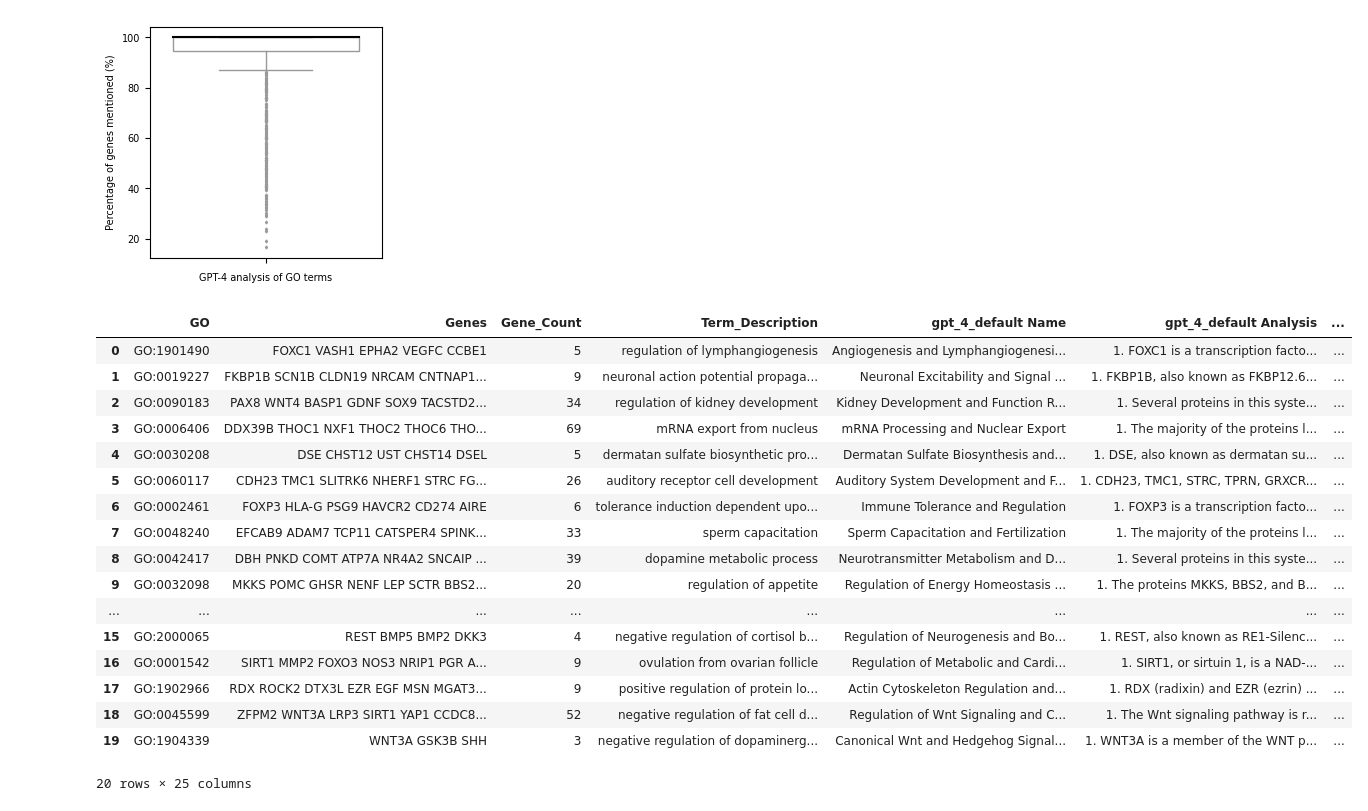
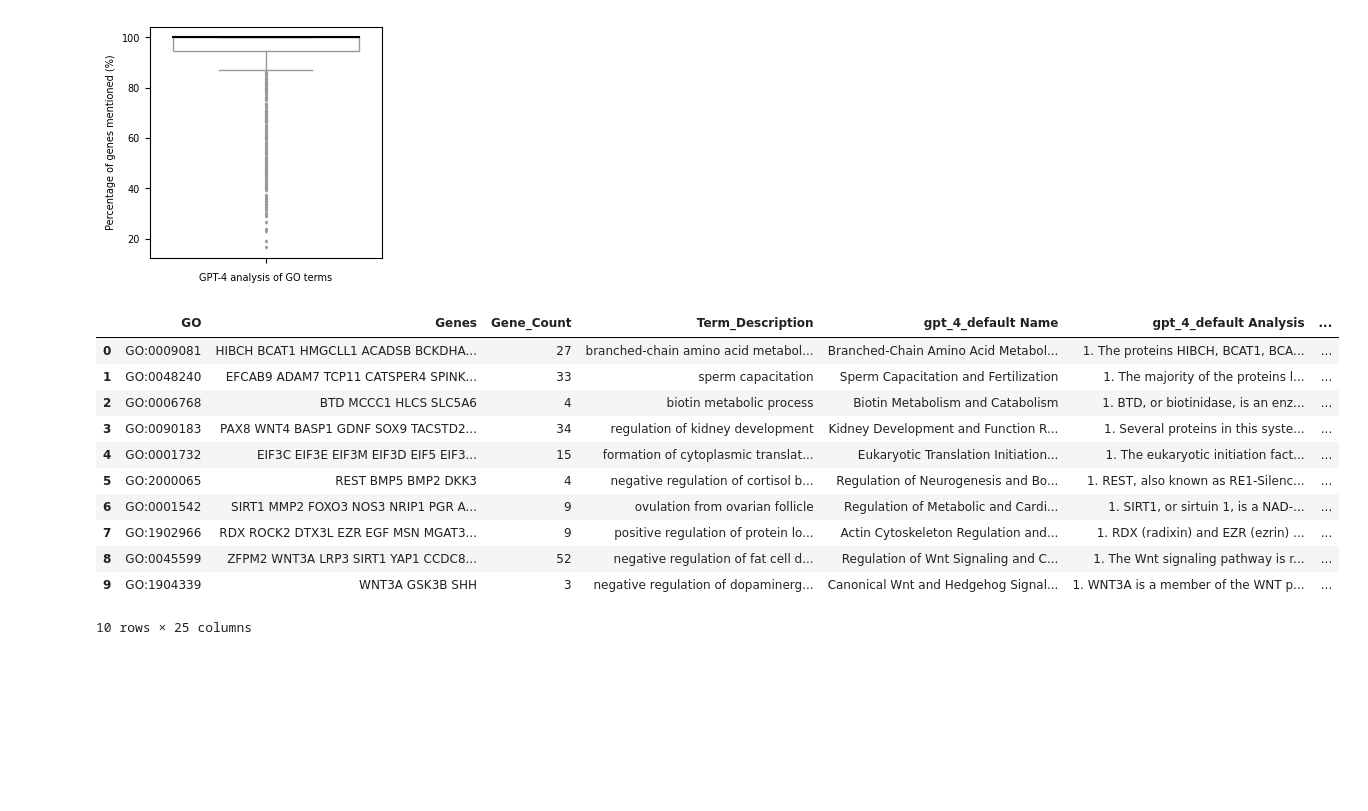
Before and after one commit to idekerlab/llm_evaluation_for_gene_set_interpretation, a Jupyter notebook: 3B.[GO set]Count_genes_in_analysis.ipynb, the cells around one changed output. Cells and saved outputs as stored; diff of their text form; code cells hidden in the pictures; blank space fills up the shorter version.

```diff
--- a/3B.[GO set]Count_genes_in_analysis.ipynb
+++ b/3B.[GO set]Count_genes_in_analysis.ipynb
@@ -105,31 +105,25 @@ plt.show()
 # %%
 ## collect top 10 and bottom 10
 import pandas as pd
 df = pd.read_csv('./data/GO_term_analysis/simrank_pval_LLM_processed_selected_1000_go_terms.tsv', sep='\t')
 # not include the 'System of unrelated proteins'
 df.drop(df[df['gpt_4_default Name'] == 'System of unrelated proteins'].index, inplace = True)
-df = df.sort_values(by='true_GO_term_sim_percentile', ascending=False)
-top = df.head(10)
-bottom = df.tail(10)
+df = df.sort_values(by=['true_GO_term_sim_percentile', 'LLM_name_GO_term_sim'], ascending=False)
+top = df.head(5)
+bottom = df.tail(5)
 combine_df = pd.concat([top,bottom], ignore_index=True)
-combine_df.to_csv('./data/GO_term_analysis/LLM_processed_GO_representative_top_bottom_10.tsv', sep='\t', index=False)
+combine_df.to_csv('./data/GO_term_analysis/LLM_processed_GO_representative_top_bottom_5.tsv', sep='\t', index=False)
 combine_df
 # %% [output]
 |  | GO | Genes | Gene_Count | Term_Description | gpt_4_default Name | gpt_4_default Analysis | ... |
-| 0 | GO:1901490 | FOXC1 VASH1 EPHA2 VEGFC CCBE1 | 5 | regulation of lymphangiogenesis | Angiogenesis and Lymphangiogenesi... | 1. FOXC1 is a transcription facto... | ... |
-| 1 | GO:0019227 | FKBP1B SCN1B CLDN19 NRCAM CNTNAP1... | 9 | neuronal action potential propaga... | Neuronal Excitability and Signal ... | 1. FKBP1B, also known as FKBP12.6... | ... |
-| 2 | GO:0090183 | PAX8 WNT4 BASP1 GDNF SOX9 TACSTD2... | 34 | regulation of kidney development | Kidney Development and Function R... | 1. Several proteins in this syste... | ... |
-| 3 | GO:0006406 | DDX39B THOC1 NXF1 THOC2 THOC6 THO... | 69 | mRNA export from nucleus | mRNA Processing and Nuclear Export | 1. The majority of the proteins l... | ... |
-| 4 | GO:0030208 | DSE CHST12 UST CHST14 DSEL | 5 | dermatan sulfate biosynthetic pro... | Dermatan Sulfate Biosynthesis and... | 1. DSE, also known as dermatan su... | ... |
-| 5 | GO:0060117 | CDH23 TMC1 SLITRK6 NHERF1 STRC FG... | 26 | auditory receptor cell development | Auditory System Development and F... | 1. CDH23, TMC1, STRC, TPRN, GRXCR... | ... |
-| 6 | GO:0002461 | FOXP3 HLA-G PSG9 HAVCR2 CD274 AIRE | 6 | tolerance induction dependent upo... | Immune Tolerance and Regulation | 1. FOXP3 is a transcription facto... | ... |
-| 7 | GO:0048240 | EFCAB9 ADAM7 TCP11 CATSPER4 SPINK... | 33 | sperm capacitation | Sperm Capacitation and Fertilization | 1. The majority of the proteins l... | ... |
-| 8 | GO:0042417 | DBH PNKD COMT ATP7A NR4A2 SNCAIP ... | 39 | dopamine metabolic process | Neurotransmitter Metabolism and D... | 1. Several proteins in this syste... | ... |
-| 9 | GO:0032098 | MKKS POMC GHSR NENF LEP SCTR BBS2... | 20 | regulation of appetite | Regulation of Energy Homeostasis ... | 1. The proteins MKKS, BBS2, and B... | ... |
-| ... | ... | ... | ... | ... | ... | ... | ... |
-| 15 | GO:2000065 | REST BMP5 BMP2 DKK3 | 4 | negative regulation of cortisol b... | Regulation of Neurogenesis and Bo... | 1. REST, also known as RE1-Silenc... | ... |
-| 16 | GO:0001542 | SIRT1 MMP2 FOXO3 NOS3 NRIP1 PGR A... | 9 | ovulation from ovarian follicle | Regulation of Metabolic and Cardi... | 1. SIRT1, or sirtuin 1, is a NAD-... | ... |
-| 17 | GO:1902966 | RDX ROCK2 DTX3L EZR EGF MSN MGAT3... | 9 | positive regulation of protein lo... | Actin Cytoskeleton Regulation and... | 1. RDX (radixin) and EZR (ezrin) ... | ... |
-| 18 | GO:0045599 | ZFPM2 WNT3A LRP3 SIRT1 YAP1 CCDC8... | 52 | negative regulation of fat cell d... | Regulation of Wnt Signaling and C... | 1. The Wnt signaling pathway is r... | ... |
-| 19 | GO:1904339 | WNT3A GSK3B SHH | 3 | negative regulation of dopaminerg... | Canonical Wnt and Hedgehog Signal... | 1. WNT3A is a member of the WNT p... | ... |
+| 0 | GO:0009081 | HIBCH BCAT1 HMGCLL1 ACADSB BCKDHA... | 27 | branched-chain amino acid metabol... | Branched-Chain Amino Acid Metabol... | 1. The proteins HIBCH, BCAT1, BCA... | ... |
+| 1 | GO:0048240 | EFCAB9 ADAM7 TCP11 CATSPER4 SPINK... | 33 | sperm capacitation | Sperm Capacitation and Fertilization | 1. The majority of the proteins l... | ... |
+| 2 | GO:0006768 | BTD MCCC1 HLCS SLC5A6 | 4 | biotin metabolic process | Biotin Metabolism and Catabolism | 1. BTD, or biotinidase, is an enz... | ... |
+| 3 | GO:0090183 | PAX8 WNT4 BASP1 GDNF SOX9 TACSTD2... | 34 | regulation of kidney development | Kidney Development and Function R... | 1. Several proteins in this syste... | ... |
+| 4 | GO:0001732 | EIF3C EIF3E EIF3M EIF3D EIF5 EIF3... | 15 | formation of cytoplasmic translat... | Eukaryotic Translation Initiation... | 1. The eukaryotic initiation fact... | ... |
+| 5 | GO:2000065 | REST BMP5 BMP2 DKK3 | 4 | negative regulation of cortisol b... | Regulation of Neurogenesis and Bo... | 1. REST, also known as RE1-Silenc... | ... |
+| 6 | GO:0001542 | SIRT1 MMP2 FOXO3 NOS3 NRIP1 PGR A... | 9 | ovulation from ovarian follicle | Regulation of Metabolic and Cardi... | 1. SIRT1, or sirtuin 1, is a NAD-... | ... |
+| 7 | GO:1902966 | RDX ROCK2 DTX3L EZR EGF MSN MGAT3... | 9 | positive regulation of protein lo... | Actin Cytoskeleton Regulation and... | 1. RDX (radixin) and EZR (ezrin) ... | ... |
+| 8 | GO:0045599 | ZFPM2 WNT3A LRP3 SIRT1 YAP1 CCDC8... | 52 | negative regulation of fat cell d... | Regulation of Wnt Signaling and C... | 1. The Wnt signaling pathway is r... | ... |
+| 9 | GO:1904339 | WNT3A GSK3B SHH | 3 | negative regulation of dopaminerg... | Canonical Wnt and Hedgehog Signal... | 1. WNT3A is a member of the WNT p... | ... |
-20 rows × 25 columns
+10 rows × 25 columns
```
Also changed, not shown: 5 other files.
